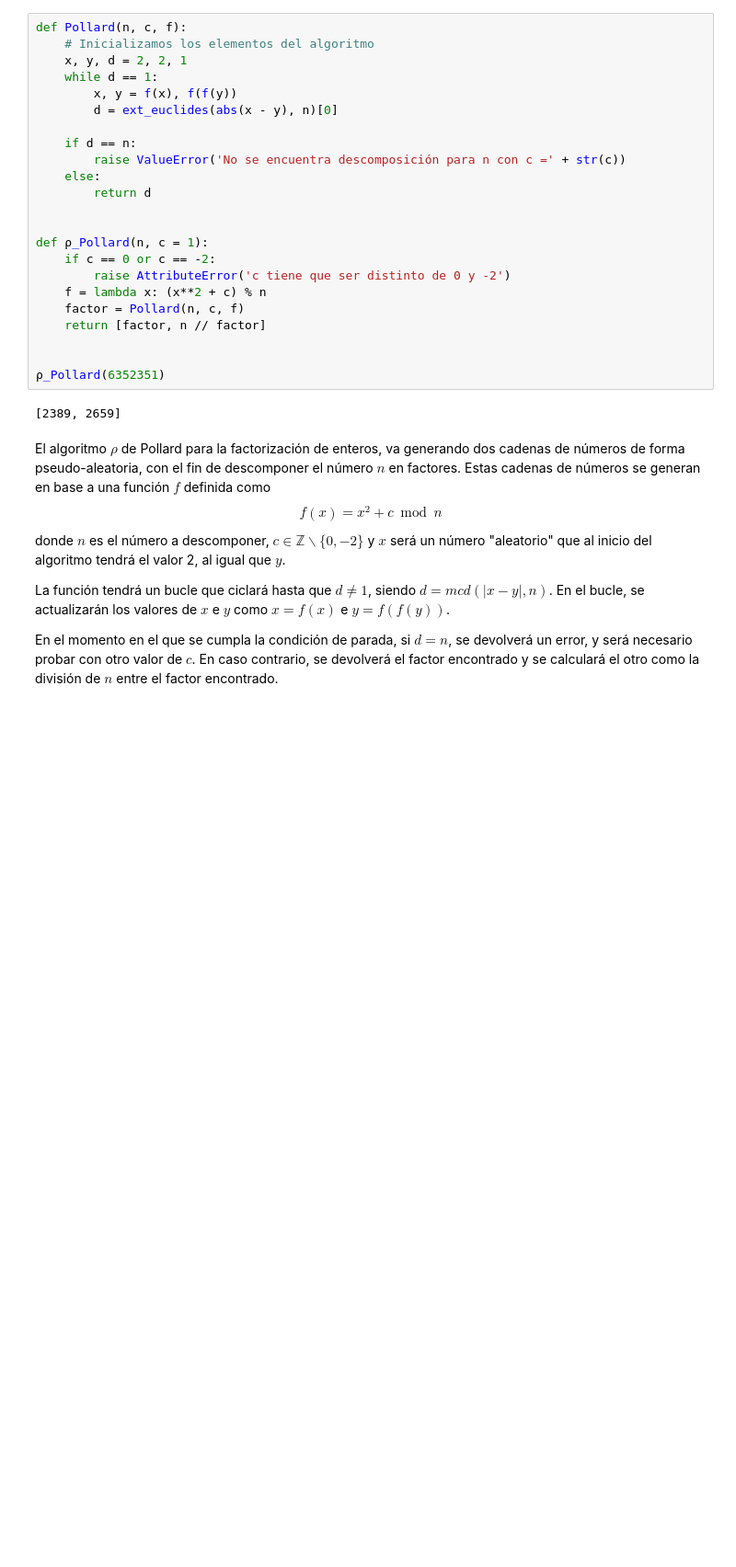
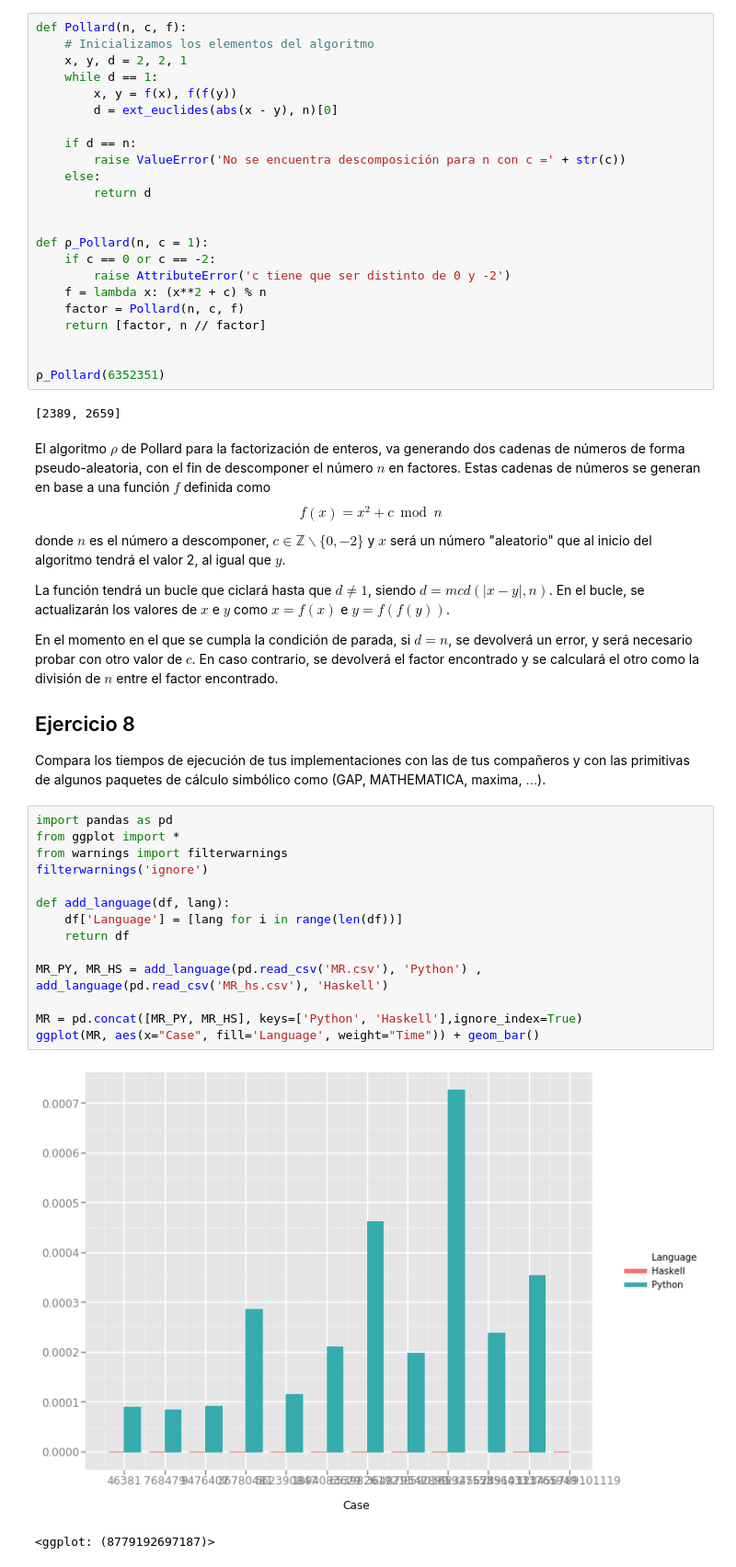
Before and after one commit to BraulioV/Cryptography, a Jupyter notebook: 1.Aritmetica-Modular/1.Aritmetica-Modular-py.ipynb, the cells around one changed output. Shown at 92% size. Saved outputs shown, nothing was run; the diff lists cells and outputs as text; blank space fills up the shorter version.

Commit message:
visualization and haskell benchmark

```diff
--- a/1.Aritmetica-Modular/1.Aritmetica-Modular-py.ipynb
+++ b/1.Aritmetica-Modular/1.Aritmetica-Modular-py.ipynb
@@ -429,3 +465,24 @@ El algoritmo $\rho$ de Pollard para la factorización de enteros, va generando d
 La función tendrá un bucle que ciclará hasta que $d \neq 1$, siendo $d = mcd(|x - y|, n)$. En el bucle, se actualizarán los valores de $x$ e $y$ como $x = f(x)$ e $y = f(f(y))$.
 
 En el momento en el que se cumpla la condición de parada, si $d = n$, se devolverá un error, y será necesario probar con otro valor de $c$. En caso contrario, se devolverá el factor encontrado y se calculará el otro como la división de $n$ entre el factor encontrado.
+
+
+## Ejercicio 8
+Compara los tiempos de ejecución de tus implementaciones con las de tus compañeros y con las primitivas de algunos paquetes de cálculo simbólico como (GAP, MATHEMATICA, maxima, $\ldots$).
+# %%
+import pandas as pd
+from ggplot import *
+from warnings import filterwarnings
+filterwarnings('ignore')
+
+def add_language(df, lang):
+    df['Language'] = [lang for i in range(len(df))]
+    return df
+
+MR_PY, MR_HS = add_language(pd.read_csv('MR.csv'), 'Python') , add_language(pd.read_csv('MR_hs.csv'), 'Haskell')
+
+MR = pd.concat([MR_PY, MR_HS], keys=['Python', 'Haskell'],ignore_index=True)
+ggplot(MR, aes(x="Case", fill='Language', weight="Time")) + geom_bar()
+# %% [output]
+[figure, added]
+<ggplot: (8779192697187)>
```
Also changed, not shown: parts of 4 cells of this notebook, 13 other files.
